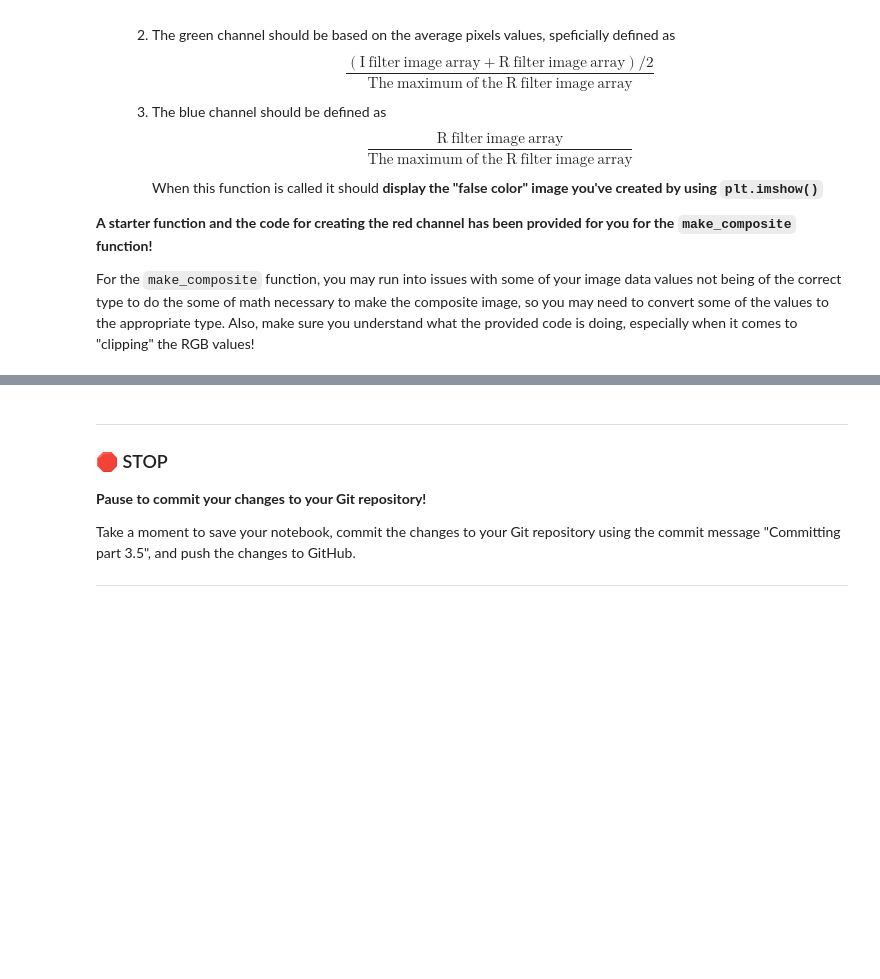
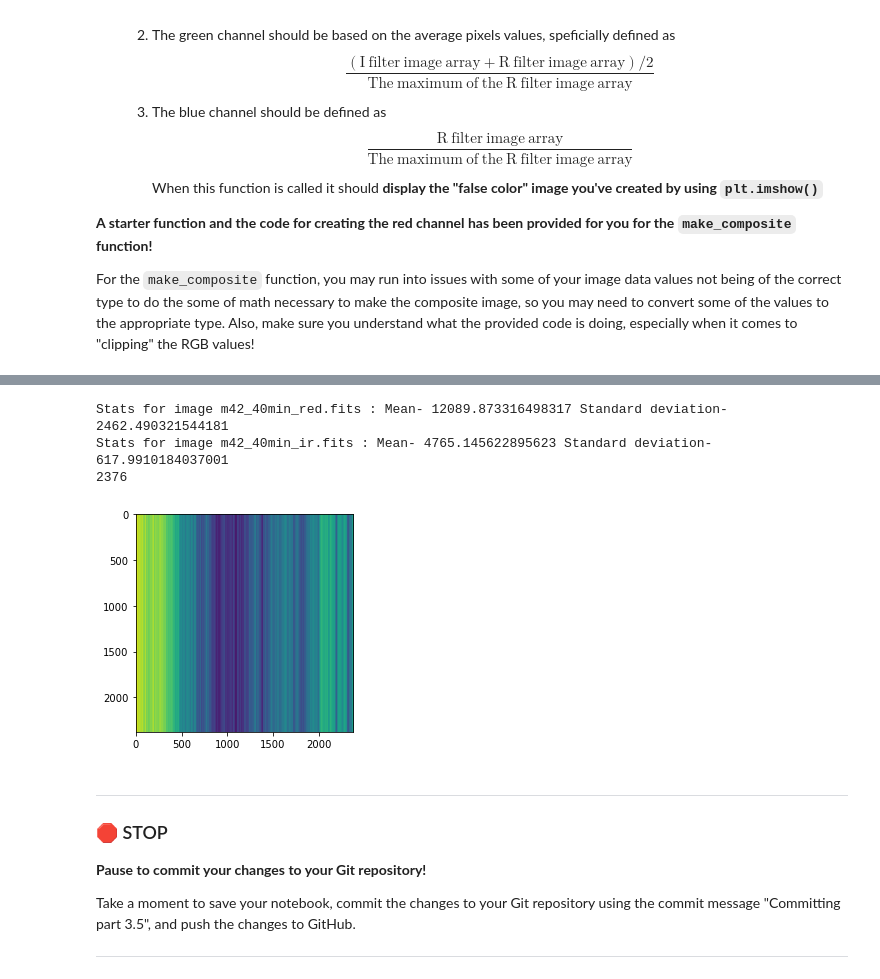
Before and after one commit to KrauseFo/cmse202-s21-turnin, a Jupyter notebook: hw-01/HW-01_GitPracticeDebuggingAndPythonPackages-STUDENT.ipynb, the cells around one changed output, grey strips where cells are left out. Saved outputs shown, nothing was run; the diff lists cells and outputs as text; code cells hidden in the pictures; blank space fills up the shorter version.

```diff
--- a/hw-01/HW-01_GitPracticeDebuggingAndPythonPackages-STUDENT.ipynb
+++ b/hw-01/HW-01_GitPracticeDebuggingAndPythonPackages-STUDENT.ipynb
@@ -387,6 +387,17 @@ Now that you've been able to read, manipulate, and display FITS file images, we'
 For the `make_composite` function, you may run into issues with some of your image data values not being of the correct type to do the some of math necessary to make the composite image, so you may need to convert some of the values to the appropriate type. Also, make sure you understand what the provided code is doing, especially when it comes to "clipping" the RGB values!
 # %%
 # Write the three functions described above.
+def load_images(f1, f2):
+    contentsf1 = fits.getdata(f1)
+    contentsf2 = fits.getdata(f2)
+    file_dict = {f1 : contentsf1[1],
+                f2 : contentsf2[1]}
+    return file_dict
+
+def calc_stats(file_dict):
+    index = list(file_dict)
+    for i in index:
+        print("Stats for image", i ,": Mean-", file_dict[i].mean() , "Standard deviation-", file_dict[i].std())
 
 # Here is a starting point for the "make_composite" function
 def make_composite(f1, f2, im_dict):
@@ -396,8 +407,9 @@ def make_composite(f1, f2, im_dict):
     f2 : file name for the "I" filter image
     im_dict : a dictionary that contains the image arrays as entries that match the file names
     '''
+    print(im_dict[f2].shape[0])
     # Define the array for storing RGB values
-    rgb = np.zeros((im_dict[f1].shape[0],im_dict[f1].shape[1],3))
+    rgb = np.zeros((im_dict[f1].shape[0],im_dict[f1].shape[0],3))
 
     # Define a normalization factor for our denominator using the R filter image
     norm_factor = im_dict[f1].astype("float").max()
@@ -405,6 +417,17 @@ def make_composite(f1, f2, im_dict):
     # Compute the red channel values and then clip them to ensure nothing is > 1.0
     rgb[:,:,0] = (im_dict[f2].astype("float")/norm_factor) * 1.5
     rgb[:,:,0][rgb[:,:,0] > 1.0] = 1.0
+
+    rgb[:,:,1] = ((im_dict[f1].astype("float")+im_dict[f2].astype("float"))/2)/norm_factor
+    rgb[:,:,1][rgb[:,:,1] > 1.0] = 1.0
+
+    rgb[:,:,2] = im_dict[f1].astype("float")/norm_factor
+    rgb[:,:,2][rgb[:,:,2] > 1.0] = 1.0
+
+
+    plt.imshow(rgb[:,:,0]-rgb[:,:,1]-rgb[:,:,2])
+    #plt.imshow(rgb[:,:,1])
+    #plt.imshow(rgb[:,:,2])
 # %% [markdown]
 **&#9989; Question 16 [4 points]:** Now that you've defined your class methods, you're going to put them to use. In the following cell:
 1. Load the images using your `load_images()` function.
@@ -426,3 +447,14 @@ image_data_ir = np.random.exponential(600,size=(1000,1000))
+# %%
+# Put your code here
+plt.imshow?
+dictionary = load_images('m42_40min_red.fits','m42_40min_ir.fits')
+calc_stats(dictionary)
+make_composite('m42_40min_red.fits','m42_40min_ir.fits', dictionary)
+# %% [output]
+Stats for image m42_40min_red.fits : Mean- 12089.873316498317 Standard deviation- 2462.490321544181
+Stats for image m42_40min_ir.fits : Mean- 4765.145622895623 Standard deviation- 617.9910184037001
+2376
+[figure, added]
 # %% [markdown]
 ---
 ### &#128721; STOP
```
Also changed, not shown: parts of 3 cells of this notebook.
